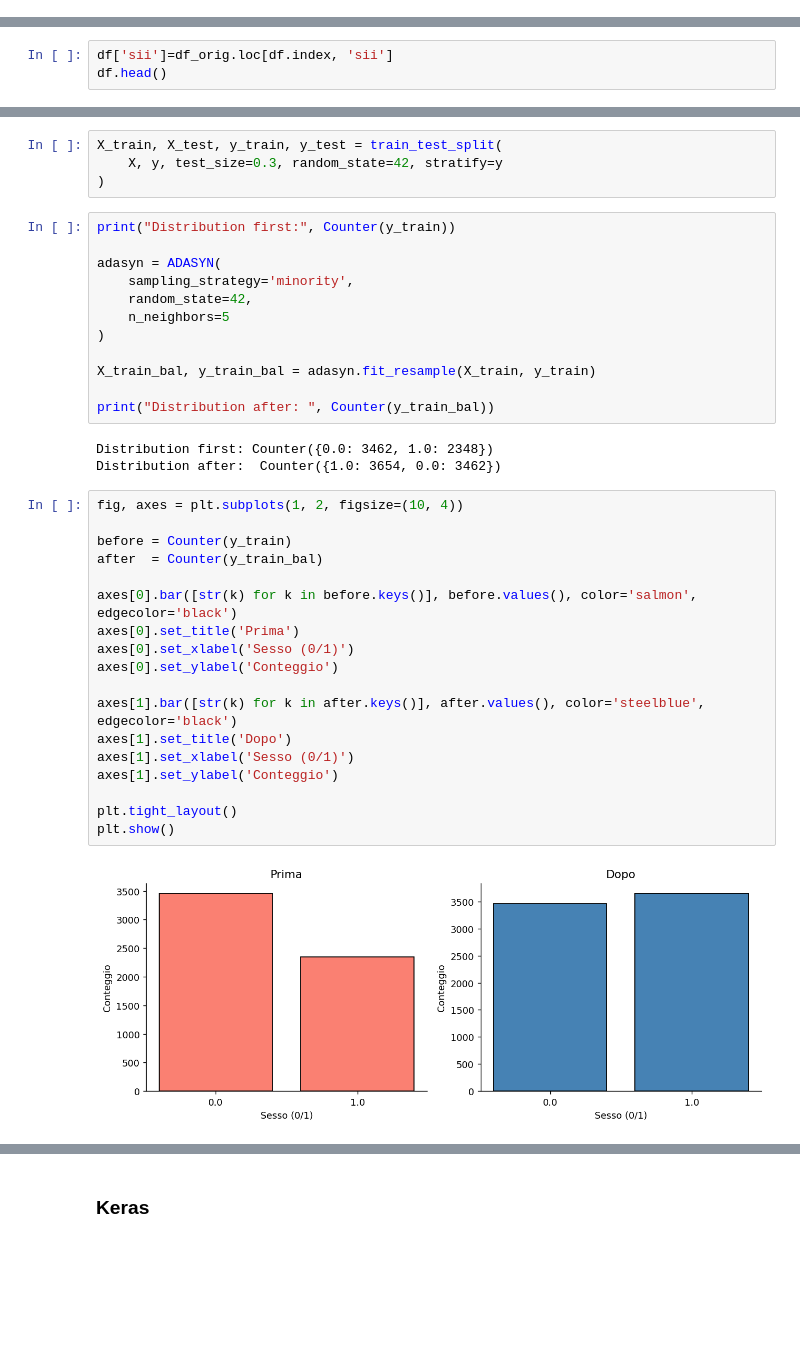
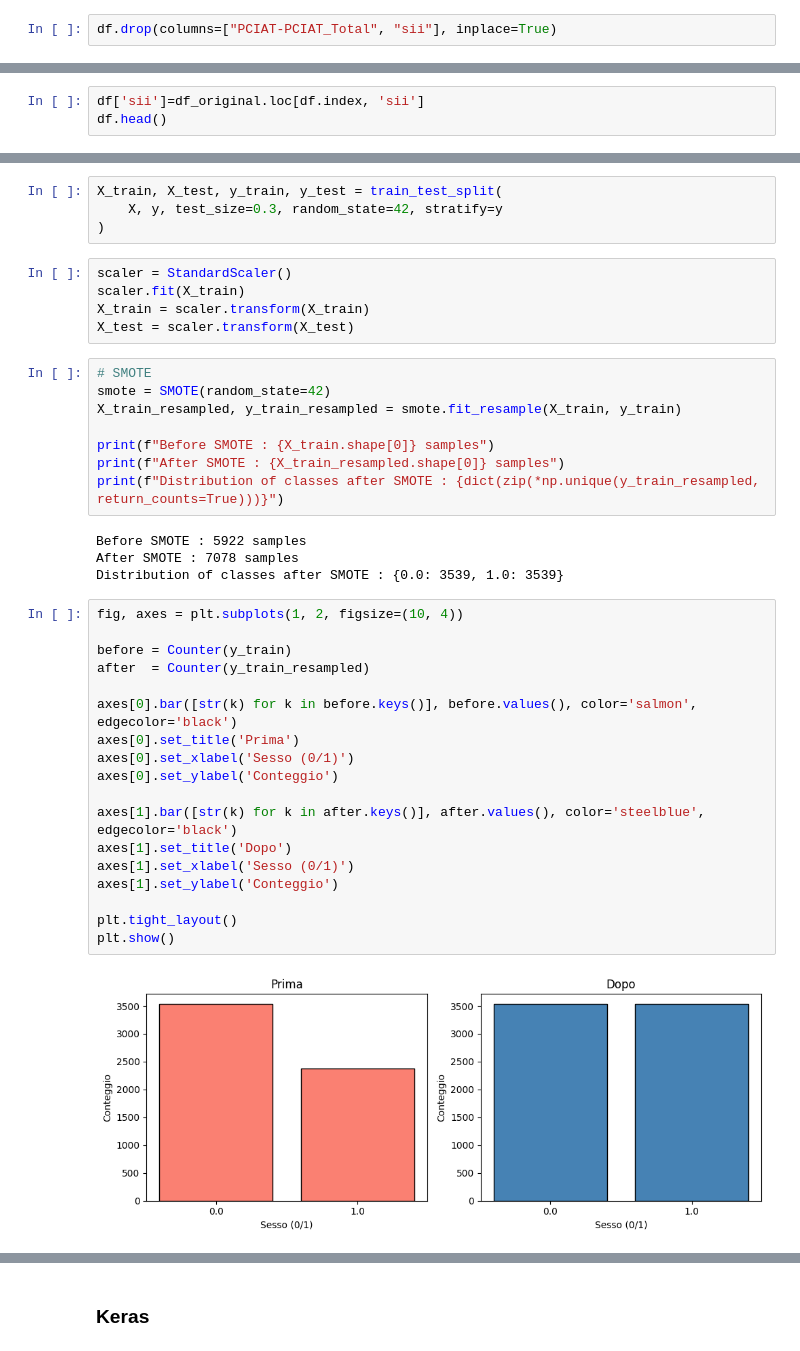
Before and after one commit to kilomo12/Data_Mining_project2, a Jupyter notebook: neural_network_classification.ipynb, the cells around one changed output, grey strips where cells are left out. Drawn from its saved outputs; the diff is of its cells as text; blank space fills up the shorter version.

```diff
--- a/neural_network_classification.ipynb
+++ b/neural_network_classification.ipynb
@@ -63,0 +84,2 @@ Shape y: (8301,)
+# %%
+df.drop(columns=["PCIAT-PCIAT_Total", "sii"], inplace=True)
@@ -330,6 +297,6 @@ plt.show()
 # %% [markdown]
 **Basic_Demos-Sex**
 # %%
-df['sii']=df_orig.loc[df.index, 'sii']
+df['sii']=df_original.loc[df.index, 'sii']
 df.head()
 # %% [output]
@@ -355,39 +322,41 @@ Distribuzione classi: Counter({0.0: 4947, 1.0: 3354})
 X_train, X_test, y_train, y_test = train_test_split(
     X, y, test_size=0.3, random_state=42, stratify=y
 )
+# %%
+scaler = StandardScaler()
+scaler.fit(X_train)
+X_train = scaler.transform(X_train)
+X_test = scaler.transform(X_test)
 # %%
-print("Distribution first:", Counter(y_train))
+# SMOTE
+smote = SMOTE(random_state=42)
+X_train_resampled, y_train_resampled = smote.fit_resample(X_train, y_train)
 
-adasyn = ADASYN(
-    sampling_strategy='minority',
-    random_state=42,
-    n_neighbors=5
-)
-
-X_train_bal, y_train_bal = adasyn.fit_resample(X_train, y_train)
-
-print("Distribution after: ", Counter(y_train_bal))
+print(f"Before SMOTE : {X_train.shape[0]} samples")
+print(f"After SMOTE : {X_train_resampled.shape[0]} samples")
+print(f"Distribution of classes after SMOTE : {dict(zip(*np.unique(y_train_resampled, return_counts=True)))}")
 # %% [output]
-Distribution first: Counter({0.0: 3462, 1.0: 2348})
-Distribution after:  Counter({1.0: 3654, 0.0: 3462})
+Before SMOTE : 5922 samples
+After SMOTE : 7078 samples
+Distribution of classes after SMOTE : {0.0: 3539, 1.0: 3539}
 # %%
 fig, axes = plt.subplots(1, 2, figsize=(10, 4))
 
 before = Counter(y_train)
-after  = Counter(y_train_bal)
+after  = Counter(y_train_resampled)
 
 axes[0].bar([str(k) for k in before.keys()], before.values(), color='salmon', edgecolor='black')
 axes[0].set_title('Prima')
 axes[0].set_xlabel('Sesso (0/1)')
 axes[0].set_ylabel('Conteggio')
 
 axes[1].bar([str(k) for k in after.keys()], after.values(), color='steelblue', edgecolor='black')
 axes[1].set_title('Dopo')
 axes[1].set_xlabel('Sesso (0/1)')
 axes[1].set_ylabel('Conteggio')
 
 plt.tight_layout()
 plt.show()
 # %% [output]
-[figure, old version]
+[figure, new version]
 # %%
```
Also changed, not shown: parts of 76 cells of this notebook.
